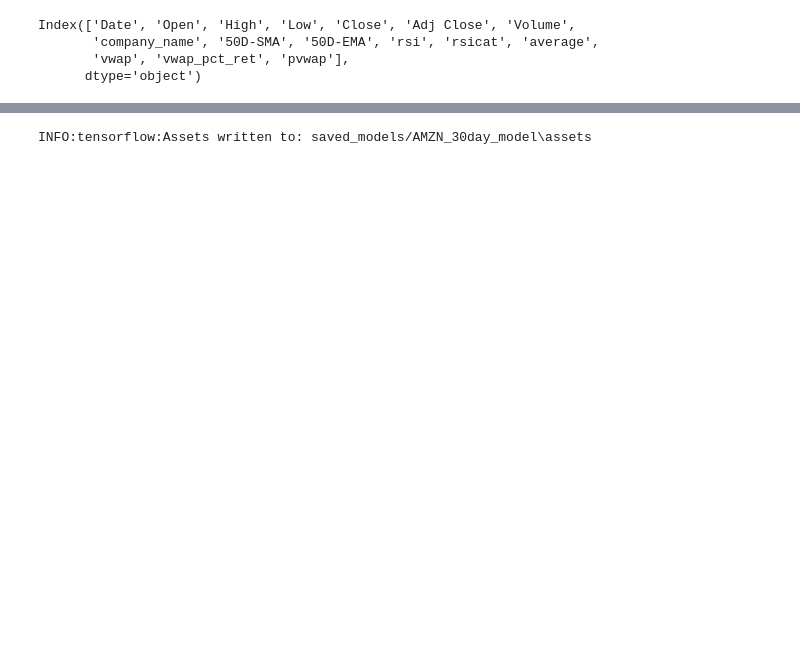
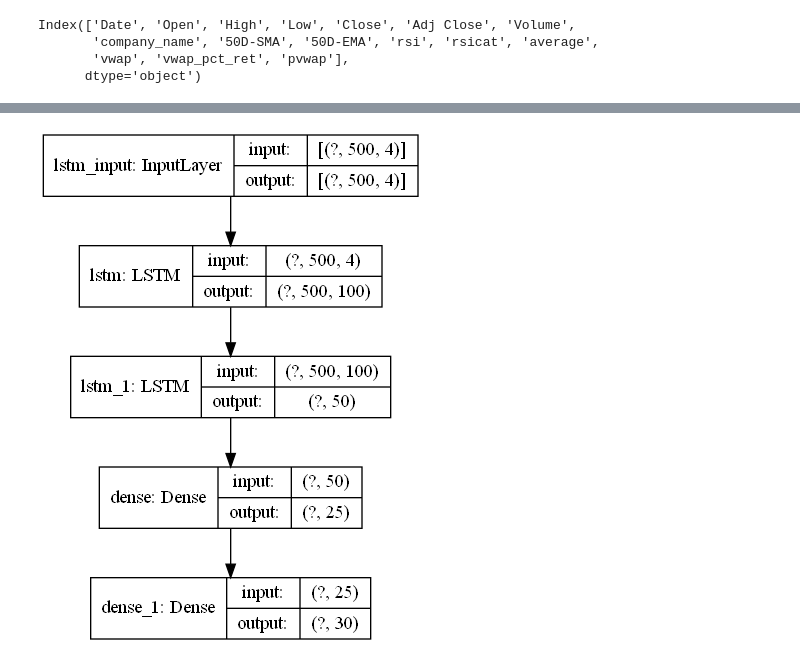
Before and after one commit to Satya-Aditya-k/DS2, a Jupyter notebook: stock_close_price_prediction.ipynb, the cells around one changed output, grey strips where cells are left out. Saved outputs shown, nothing was run; the diff lists cells and outputs as text; code cells hidden in the pictures; blank space fills up the shorter version.

```diff
--- a/stock_close_price_prediction.ipynb
+++ b/stock_close_price_prediction.ipynb
@@ -212,7 +191,11 @@ print(mean_absolute_error(np.array(df_left['Close']), np.array(df_f['Forecast'])
 # %%
-stock_model.save('saved_models/AMZN_60day_model')
+#stock_model.save('saved_models/AMZN_30day_model')
+stock_model = tf.keras.models.load_model('saved_models/AMZN_30day_model')
-# %% [output]
-INFO:tensorflow:Assets written to: saved_models/AMZN_30day_model\assets
+# %%
+ifile = 'model_archs/AMZN_30day_model.png'
+tf.keras.utils.plot_model(stock_model, to_file = ifile, show_shapes = True, show_layer_names = True)
+# %% [output]
+[figure, added]
 # %%
 #df = df.reset_index()
 # %%
```
Also changed, not shown: parts of 12 cells of this notebook, 24 other files.
